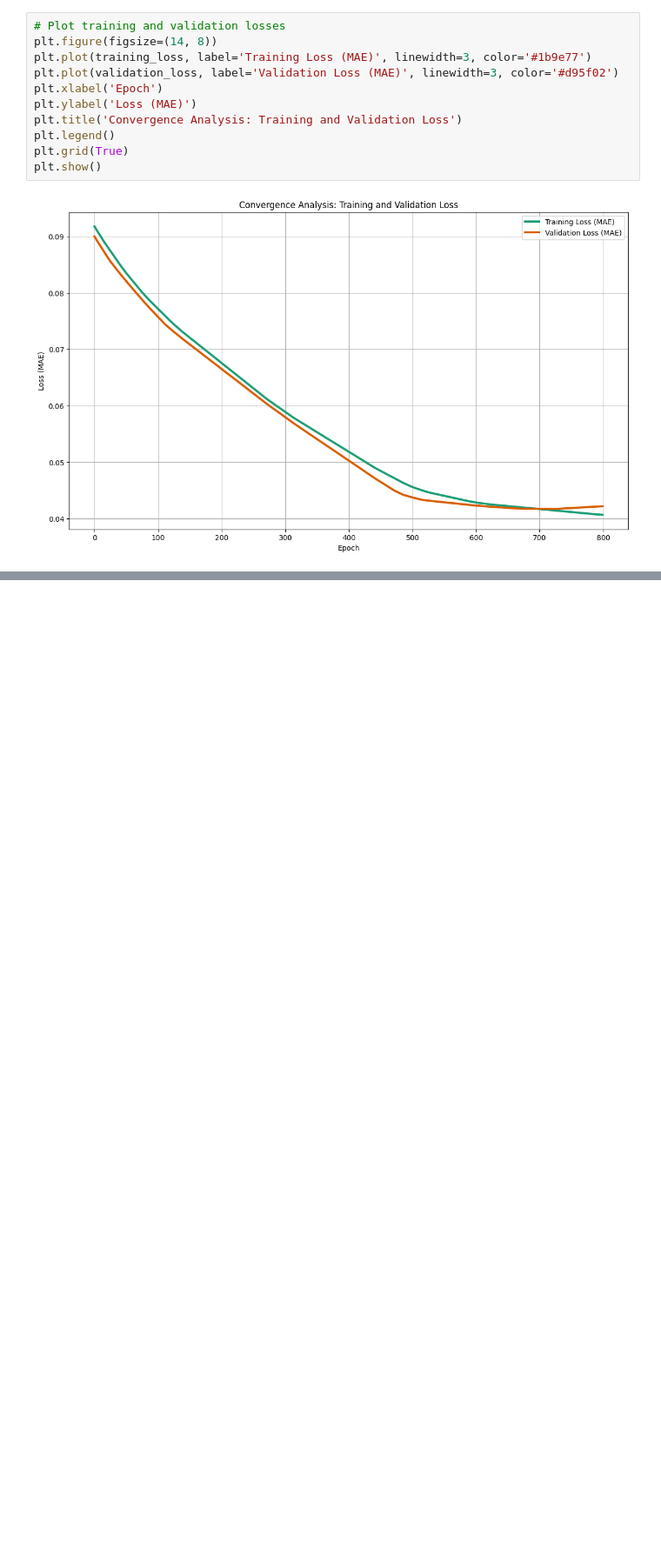
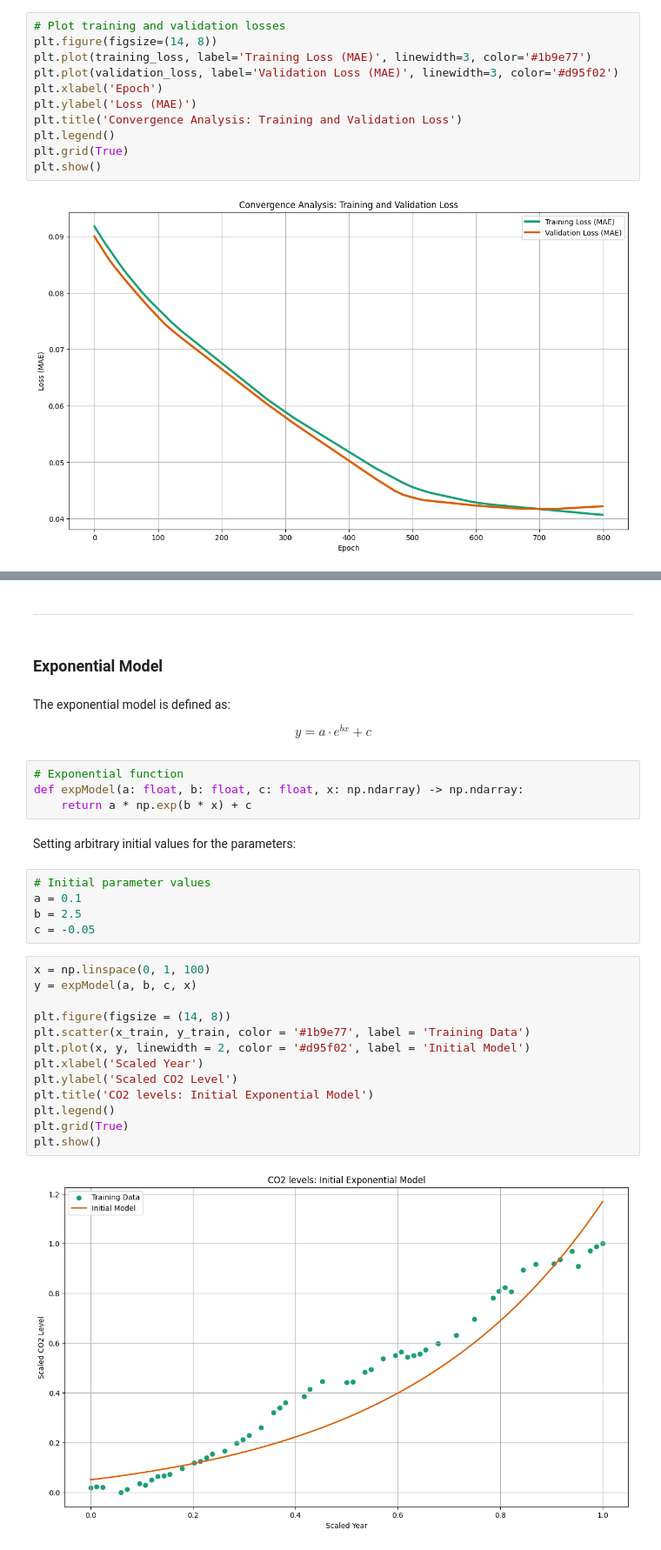
Before and after one commit to SepehrAkbari/LFC-courses, a Jupyter notebook: CSCI-240/Project-3/Main/Main.ipynb, the cells around one changed output, grey strips where cells are left out. Shown at 87% size. Saved outputs shown, nothing was run; the diff lists cells and outputs as text; blank space fills up the shorter version.

```diff
--- a/CSCI-240/Project-3/Main/Main.ipynb
+++ b/CSCI-240/Project-3/Main/Main.ipynb
@@ -407,0 +405,34 @@ $$ y = 1.19 \sin(0.99x - 0.04) - 0.037$$
+# %% [markdown]
+---
+# %% [markdown]
+### **Exponential Model**
+# %% [markdown]
+The exponential model is defined as:
+
+$$ y = a \cdot e^{bx} + c $$
+# %%
+# Exponential function
+def expModel(a: float, b: float, c: float, x: np.ndarray) -> np.ndarray:
+    return a * np.exp(b * x) + c
+# %% [markdown]
+Setting arbitrary initial values for the parameters:
+# %%
+# Initial parameter values
+a = 0.1
+b = 2.5
+c = -0.05
+# %%
+x = np.linspace(0, 1, 100)
+y = expModel(a, b, c, x)
+
+plt.figure(figsize = (14, 8))
+plt.scatter(x_train, y_train, color = '#1b9e77', label = 'Training Data')
+plt.plot(x, y, linewidth = 2, color = '#d95f02', label = 'Initial Model')
+plt.xlabel('Scaled Year')
+plt.ylabel('Scaled CO2 Level')
+plt.title('CO2 levels: Initial Exponential Model')
+plt.legend()
+plt.grid(True)
+plt.show()
+# %% [output]
+[figure, added]
```
Also changed, not shown: parts of 57 cells of this notebook.
